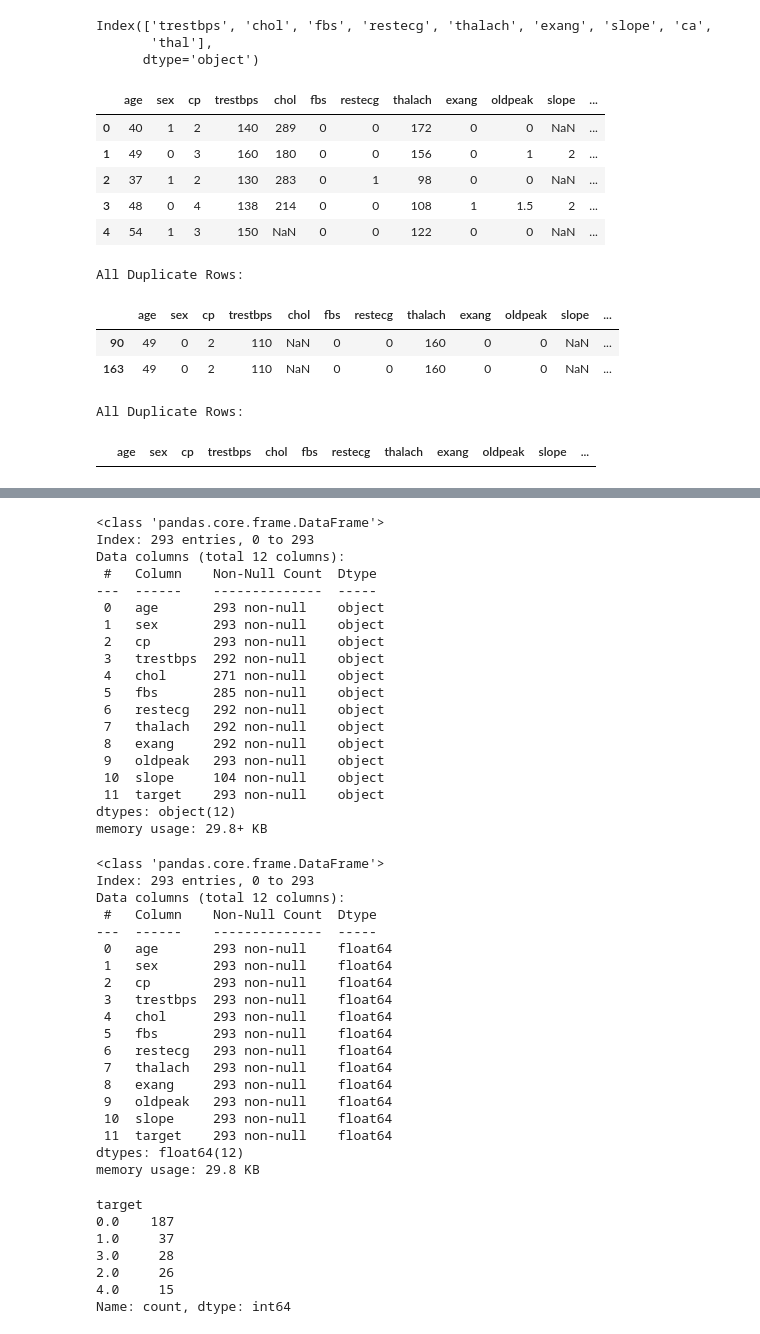
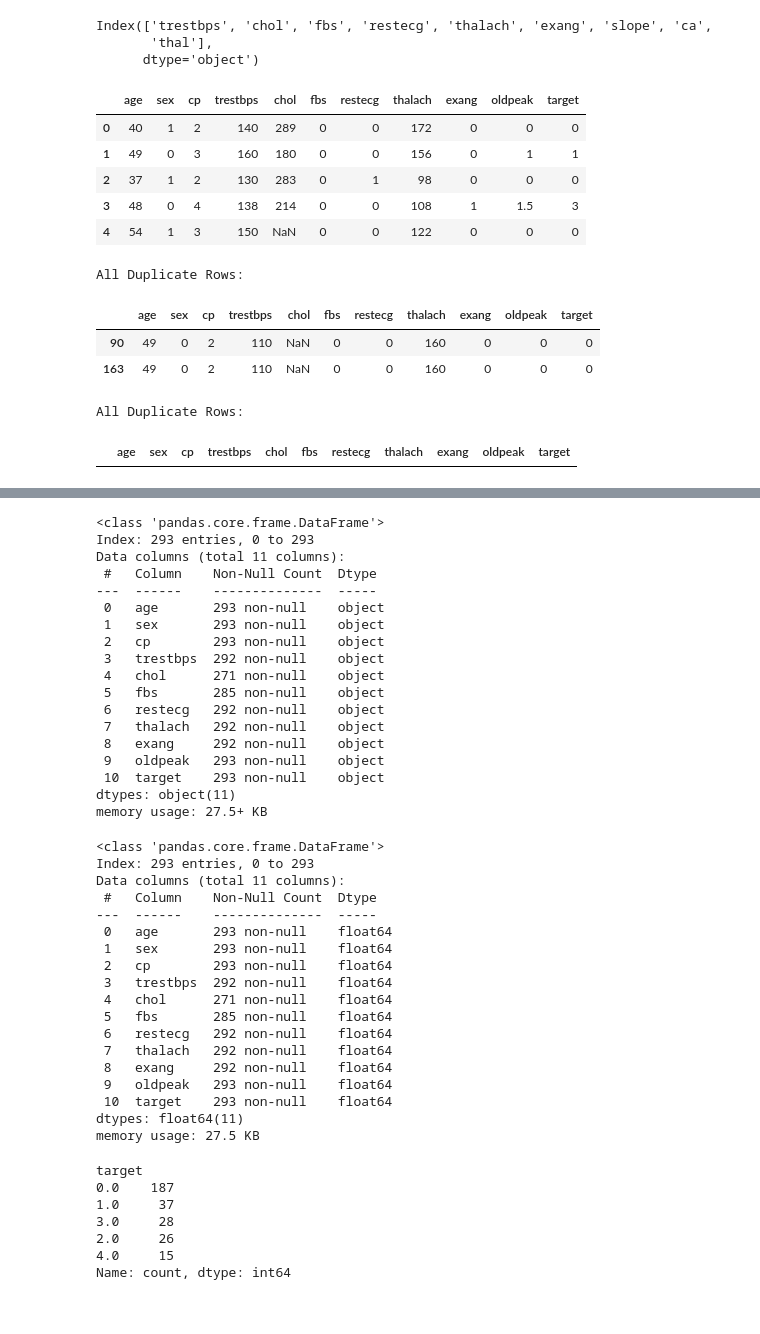
Before and after one commit to FitriAnggun/BengkelKoding, a Jupyter notebook: Fitria_Anggun_Citra_Dewi_A11_2020_13160.ipynb, the cells around one changed output, grey strips where cells are left out. Cells and saved outputs as stored; diff of their text form; code cells hidden in the pictures.

```diff
--- a/Fitria_Anggun_Citra_Dewi_A11_2020_13160.ipynb
+++ b/Fitria_Anggun_Citra_Dewi_A11_2020_13160.ipynb
@@ -118,31 +116,31 @@ Index(['trestbps', 'chol', 'fbs', 'restecg', 'thalach', 'exang', 'slope', 'ca',
        'thal'],
       dtype='object')
 # %%
-df_cleaned = df_selected.dropna(thresh=len(df_selected.columns) - 200)
-df_cleaned = df_selected.dropna(axis=1, thresh=len(df_selected) - 200)
+df_cleaned = df_selected.dropna(thresh=len(df_selected.columns) - 100)
+df_cleaned = df_selected.dropna(axis=1, thresh=len(df_selected) - 100)
 df_cleaned.head()
 # %% [output]
-|  | age | sex | cp | trestbps | chol | fbs | restecg | thalach | exang | oldpeak | slope | ... |
-| 0 | 40 | 1 | 2 | 140 | 289 | 0 | 0 | 172 | 0 | 0 | NaN | ... |
-| 1 | 49 | 0 | 3 | 160 | 180 | 0 | 0 | 156 | 0 | 1 | 2 | ... |
-| 2 | 37 | 1 | 2 | 130 | 283 | 0 | 1 | 98 | 0 | 0 | NaN | ... |
-| 3 | 48 | 0 | 4 | 138 | 214 | 0 | 0 | 108 | 1 | 1.5 | 2 | ... |
-| 4 | 54 | 1 | 3 | 150 | NaN | 0 | 0 | 122 | 0 | 0 | NaN | ... |
+|  | age | sex | cp | trestbps | chol | fbs | restecg | thalach | exang | oldpeak | target |
+| 0 | 40 | 1 | 2 | 140 | 289 | 0 | 0 | 172 | 0 | 0 | 0 |
+| 1 | 49 | 0 | 3 | 160 | 180 | 0 | 0 | 156 | 0 | 1 | 1 |
+| 2 | 37 | 1 | 2 | 130 | 283 | 0 | 1 | 98 | 0 | 0 | 0 |
+| 3 | 48 | 0 | 4 | 138 | 214 | 0 | 0 | 108 | 1 | 1.5 | 3 |
+| 4 | 54 | 1 | 3 | 150 | NaN | 0 | 0 | 122 | 0 | 0 | 0 |
 # %%
 print("All Duplicate Rows:")
 df_cleaned[df_cleaned.duplicated(keep=False)]
 # %% [output]
 All Duplicate Rows:
-|  | age | sex | cp | trestbps | chol | fbs | restecg | thalach | exang | oldpeak | slope | ... |
-| 90 | 49 | 0 | 2 | 110 | NaN | 0 | 0 | 160 | 0 | 0 | NaN | ... |
-| 163 | 49 | 0 | 2 | 110 | NaN | 0 | 0 | 160 | 0 | 0 | NaN | ... |
+|  | age | sex | cp | trestbps | chol | fbs | restecg | thalach | exang | oldpeak | target |
+| 90 | 49 | 0 | 2 | 110 | NaN | 0 | 0 | 160 | 0 | 0 | 0 |
+| 163 | 49 | 0 | 2 | 110 | NaN | 0 | 0 | 160 | 0 | 0 | 0 |
 # %%
 dataClean = df_cleaned.drop_duplicates()
 print("All Duplicate Rows:")
 dataClean[dataClean.duplicated(keep=False)]
 # %% [output]
 All Duplicate Rows:
-|  | age | sex | cp | trestbps | chol | fbs | restecg | thalach | exang | oldpeak | slope | ... |
+|  | age | sex | cp | trestbps | chol | fbs | restecg | thalach | exang | oldpeak | target |
 # %%
 df_selected.info()
 # %% [output]
@@ -168,7 +166,7 @@ dataClean.info()
 # %% [output]
 <class 'pandas.core.frame.DataFrame'>
 Index: 293 entries, 0 to 293
-Data columns (total 12 columns):
+Data columns (total 11 columns):
  #   Column    Non-Null Count  Dtype
 ---  ------    --------------  -----
  0   age       293 non-null    object
@@ -181,9 +179,8 @@ Data columns (total 12 columns):
  7   thalach   292 non-null    object
  8   exang     292 non-null    object
  9   oldpeak   293 non-null    object
- 10  slope     104 non-null    object
- 11  target    293 non-null    object
-dtypes: object(12)
-memory usage: 29.8+ KB
+ 10  target    293 non-null    object
+dtypes: object(11)
+memory usage: 27.5+ KB
 # %%
 df = dataClean.astype(float)
@@ -193,23 +189,22 @@ df.info()
 # %% [output]
 <class 'pandas.core.frame.DataFrame'>
 Index: 293 entries, 0 to 293
-Data columns (total 12 columns):
+Data columns (total 11 columns):
  #   Column    Non-Null Count  Dtype
 ---  ------    --------------  -----
  0   age       293 non-null    float64
  1   sex       293 non-null    float64
  2   cp        293 non-null    float64
- 3   trestbps  293 non-null    float64
- 4   chol      293 non-null    float64
- 5   fbs       293 non-null    float64
- 6   restecg   293 non-null    float64
- 7   thalach   293 non-null    float64
- 8   exang     293 non-null    float64
+ 3   trestbps  292 non-null    float64
+ 4   chol      271 non-null    float64
+ 5   fbs       285 non-null    float64
+ 6   restecg   292 non-null    float64
+ 7   thalach   292 non-null    float64
+ 8   exang     292 non-null    float64
  9   oldpeak   293 non-null    float64
- 10  slope     293 non-null    float64
- 11  target    293 non-null    float64
-dtypes: float64(12)
-memory usage: 29.8 KB
+ 10  target    293 non-null    float64
+dtypes: float64(11)
+memory usage: 27.5 KB
 # %%
 import seaborn as sns
 import matplotlib.pyplot as plt
```
Also changed, not shown: parts of 24 cells of this notebook.
